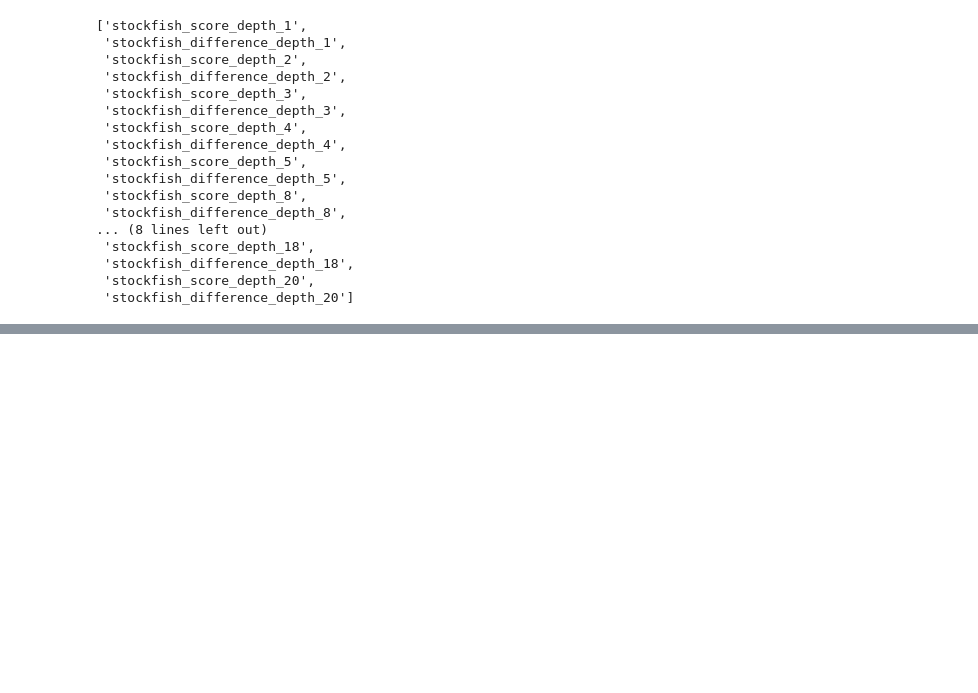
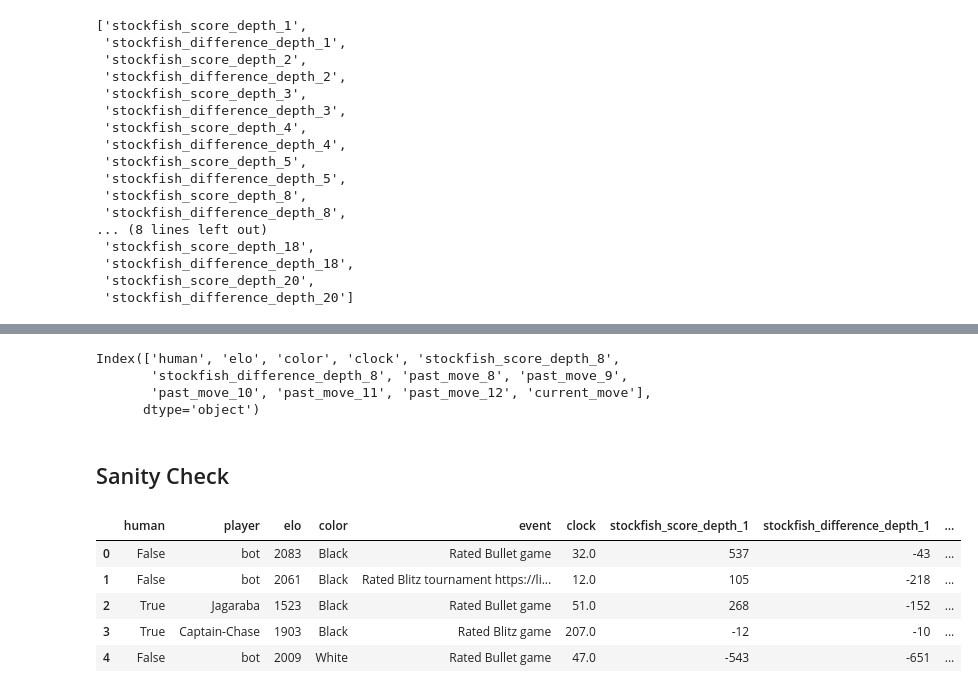
Before and after one commit to MatTheTab/PikeBot, a Jupyter notebook: Preprocessing.ipynb, the cells around one changed output, grey strips where cells are left out. Drawn from its saved outputs; the diff is of its cells as text; code cells hidden in the pictures; blank space fills up the shorter version.

Commit message:
Add sanity check, change metadata format

```diff
--- a/Preprocessing.ipynb
+++ b/Preprocessing.ipynb
@@ -141,0 +154,21 @@ new_train_df.head()
+# %%
+new_train_df.columns
+# %% [output]
+Index(['human', 'elo', 'color', 'clock', 'stockfish_score_depth_8',
+       'stockfish_difference_depth_8', 'past_move_8', 'past_move_9',
+       'past_move_10', 'past_move_11', 'past_move_12', 'current_move'],
+      dtype='object')
+# %% [markdown]
+## Sanity Check
+# %%
+result_df = read(data_file = "./Model_Data\Train\Train_Batch_1.npy.gz", column_names_file = "./Model_Data\Train\column_names.txt")
+original_df = read(data_file = "./Preprocessed_Data\Train\game_batch_1.npy.gz", column_names_file = "./Preprocessed_Data\Train\column_names.txt")
+pd.set_option('display.max_columns', None)
+original_df.head()
+# %% [output]
+|  | human | player | elo | color | event | clock | stockfish_score_depth_1 | stockfish_difference_depth_1 | ... |
+| 0 | False | bot | 2083 | Black | Rated Bullet game | 32.0 | 537 | -43 | ... |
+| 1 | False | bot | 2061 | Black | Rated Blitz tournament https://li... | 12.0 | 105 | -218 | ... |
+| 2 | True | Jagaraba | 1523 | Black | Rated Bullet game | 51.0 | 268 | -152 | ... |
+| 3 | True | Captain-Chase | 1903 | Black | Rated Blitz game | 207.0 | -12 | -10 | ... |
+| 4 | False | bot | 2009 | White | Rated Bullet game | 47.0 | -543 | -651 | ... |
```
Also changed, not shown: parts of 11 cells of this notebook, 1 other file.
